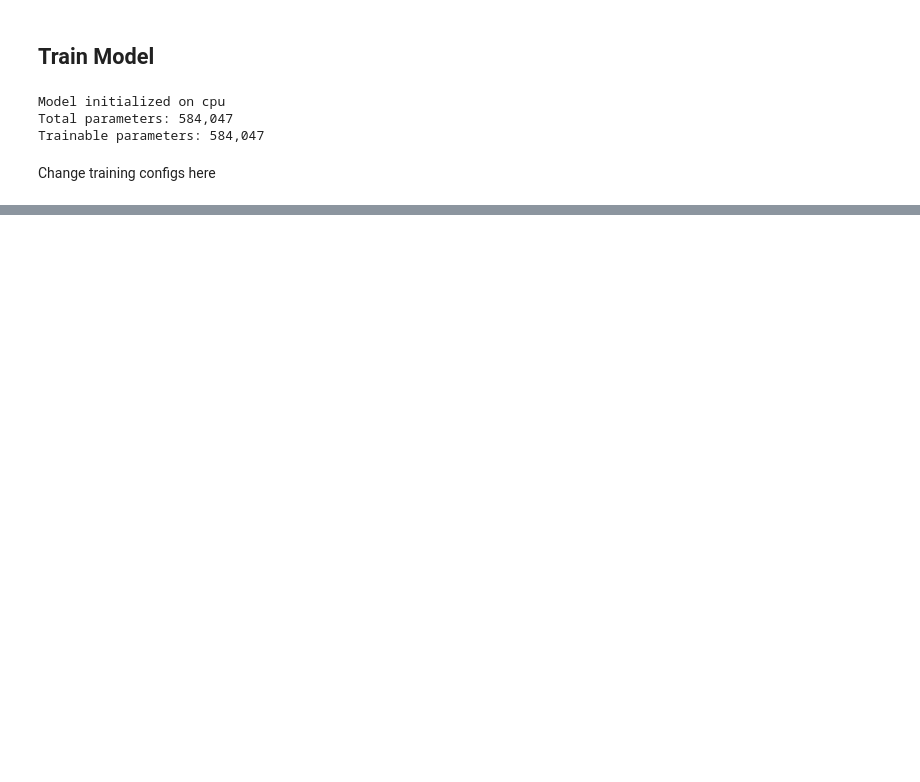
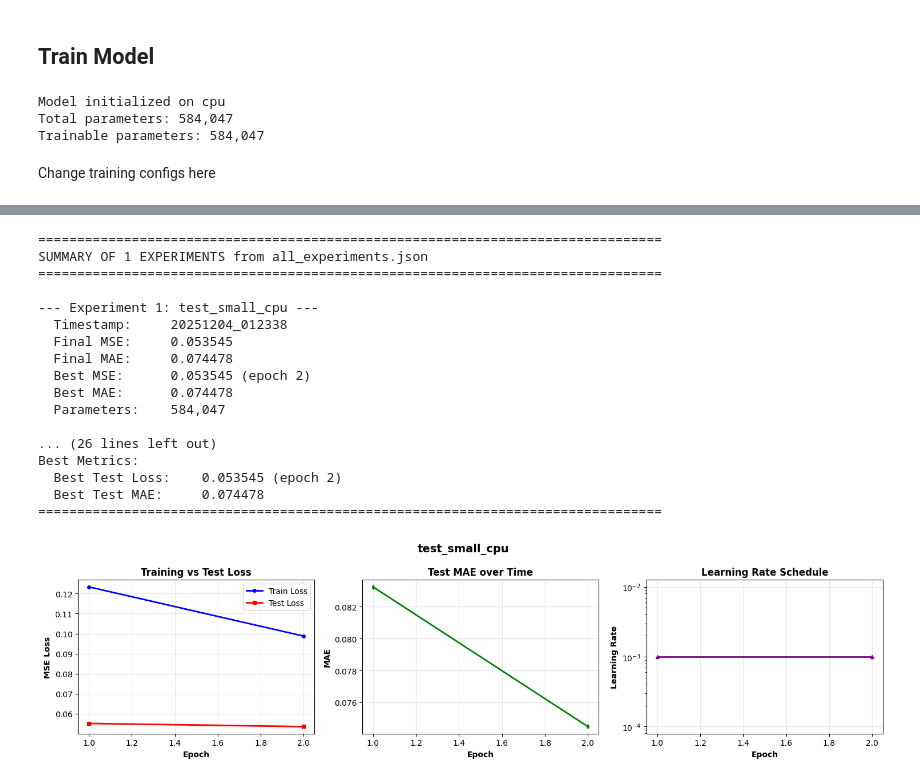
Before and after one commit to ADnocap/Crossview-Attention, a Jupyter notebook: train_model.ipynb, the cells around one changed output, grey strips where cells are left out. Saved outputs shown, nothing was run; the diff lists cells and outputs as text; code cells hidden in the pictures; blank space fills up the shorter version.

```diff
--- a/train_model.ipynb
+++ b/train_model.ipynb
@@ -145,0 +149,34 @@ visualize_predictions(
+# %%
+# Print all experiments in file
+print_experiment_summary('all_experiments.json')
+
+# Print specific experiment
+print_experiment_summary('all_experiments.json', experiment_name='test_small_cpu')
+
+# Plot specific experiment
+plot_training_history('all_experiments.json', experiment_name='test_small_cpu')
+
+# Plot most recent experiment (no name provided)
+#plot_training_history('all_experiments.json')
+
+# Compare specific experiments
+#compare_experiments('all_experiments.json', experiment_names=['baseline_v1', 'with_skip']) # no exeriment_name -> all experiments
+# %% [output]
+================================================================================
+SUMMARY OF 1 EXPERIMENTS from all_experiments.json
+================================================================================
+
+--- Experiment 1: test_small_cpu ---
+  Timestamp:     20251204_012338
+  Final MSE:     0.053545
+  Final MAE:     0.074478
+  Best MSE:      0.053545 (epoch 2)
+  Best MAE:      0.074478
+  Parameters:    584,047
+
+... (26 lines left out)
+Best Metrics:
+  Best Test Loss:    0.053545 (epoch 2)
+  Best Test MAE:     0.074478
+================================================================================
+[figure, added]
```
Also changed, not shown: parts of 5 cells of this notebook, 7 other files.
